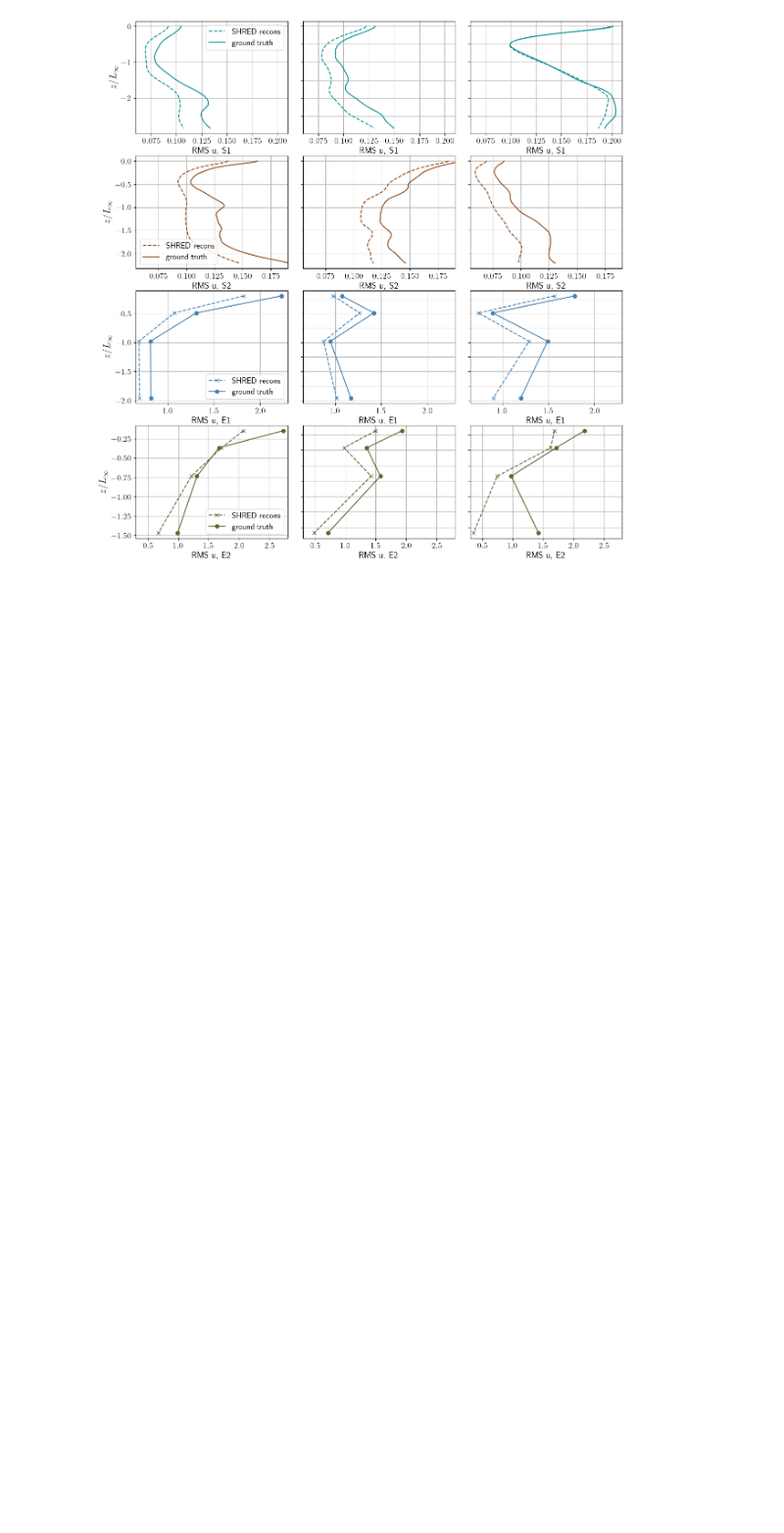
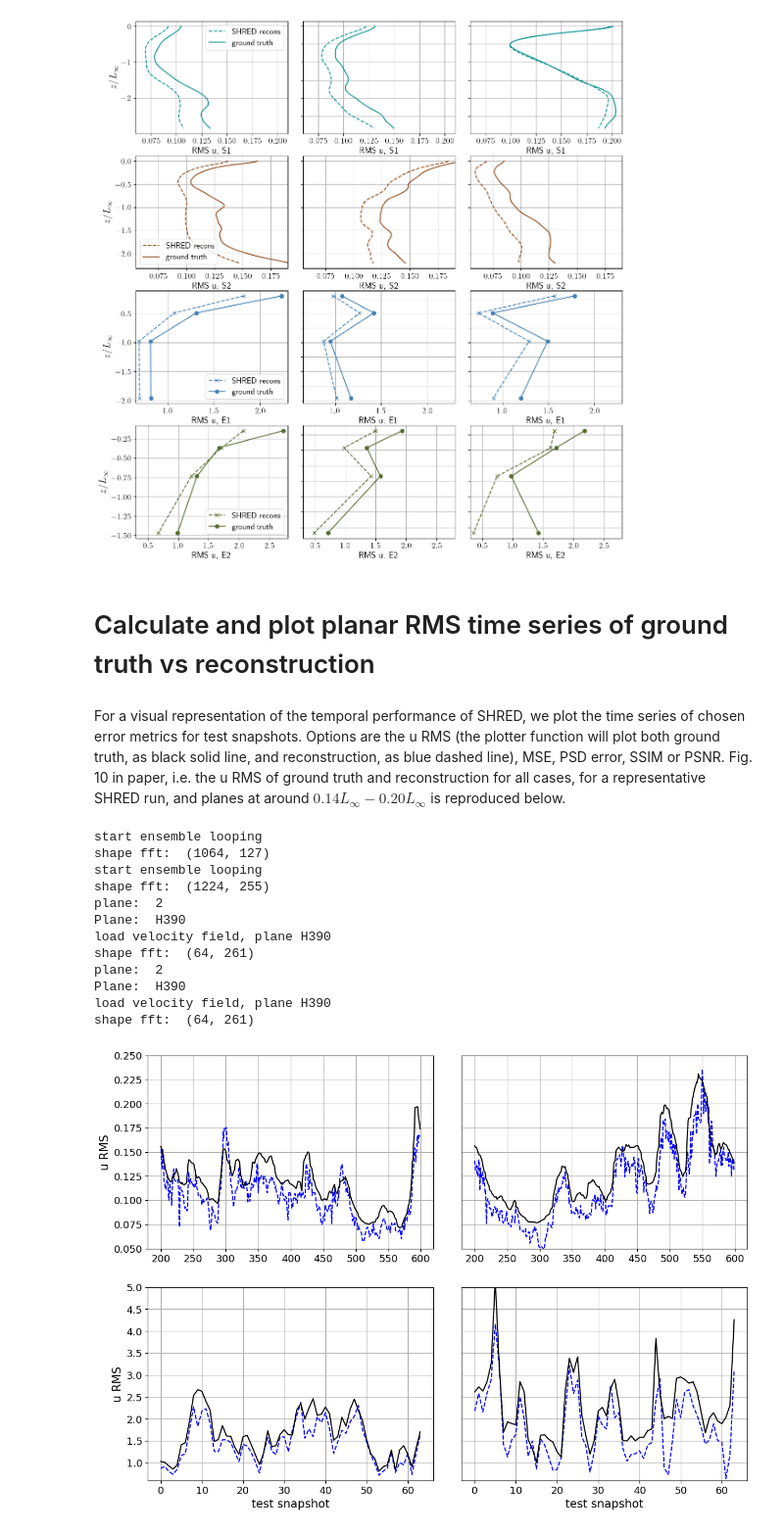
Before and after one commit to krissmoe/SHRED-turbulence-sensing, a Jupyter notebook: Run turbulence sensing SHRED.ipynb, the cells around one changed output. Shown at 98% size. Drawn from its saved outputs; the diff is of its cells as text; code cells hidden in the pictures; blank space fills up the shorter version.

Commit message:
plot temporal series of error metrics

```diff
--- a/Run turbulence sensing SHRED.ipynb
+++ b/Run turbulence sensing SHRED.ipynb
@@ -377,3 +377,29 @@ plot_results.plot_instantaneous_RMS(experimental_ens, SHRED_ens_DNS, SHRED_ens_e
 1
 2
 [figure]
+# %% [markdown]
+# Calculate and plot planar RMS time series of ground truth vs reconstruction
+# %% [markdown]
+For a visual representation of the temporal performance of SHRED, we plot the time series of chosen error metrics for test snapshots. Options are the u RMS (the plotter function will plot both ground truth, as black solid line, and reconstruction, as blue dashed line), MSE, PSD error, SSIM or PSNR. Fig. 10 in paper, i.e. the u RMS of ground truth and reconstruction for all cases, for a representative SHRED run, and planes at around $0.14L_{\infty}-0.20L_{\infty}$ is reproduced below.
+# %%
+ranks = [225, 250, 100, 100]
+vel_planes = [20,20,2,2]
+SHRED_ensembles = [14, 14,33,33]          #SHRED ensemle index for each of the cases S1, S2, E1, E2
+experimental_ensembles = [13, 13]   #experimental ensemble to choose. Pick only one!
+metric='rms'                   #'rms', 'mse', 'psd', 'ssim' or 'psnr'
+
+plot_results.plot_time_series_error_metrics(ranks, vel_planes, SHRED_ensembles, experimental_ensembles,metric)
+# %% [output]
+start ensemble looping
+shape fft:  (1064, 127)
+start ensemble looping
+shape fft:  (1224, 255)
+plane:  2
+Plane:  H390
+load velocity field, plane H390
+shape fft:  (64, 261)
+plane:  2
+Plane:  H390
+load velocity field, plane H390
+shape fft:  (64, 261)
+[figure, added]
```
Also changed, not shown: parts of 2 cells of this notebook, 2 other files.
